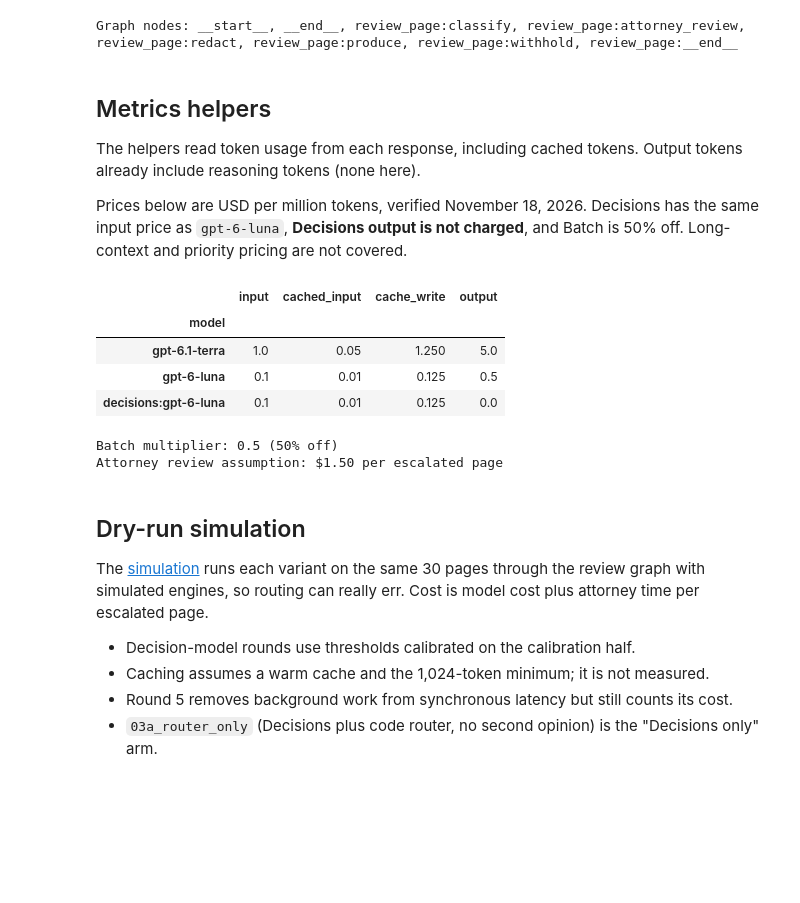
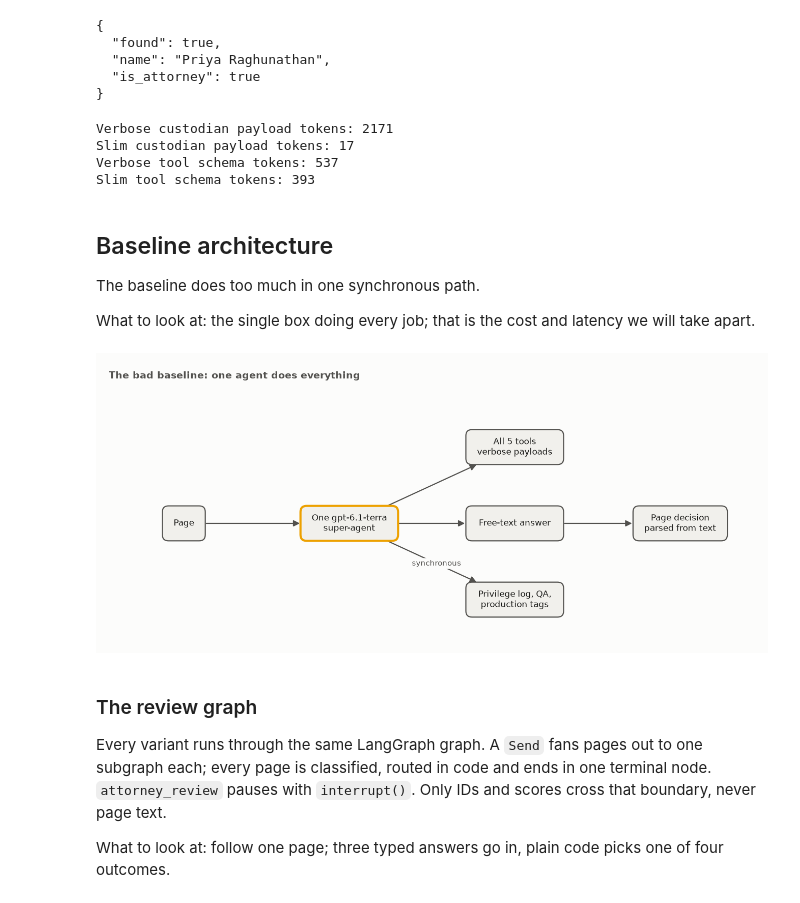
Before and after one commit to gduchidze-ship-it/datafest-agent-opt, a Jupyter notebook: notebooks/optimizing_document_review_agents_for_cost_and_quality.ipynb, the cells around one changed output. Drawn from its saved outputs; the diff is of its cells as text; code cells hidden in the pictures; blank space fills up the shorter version.

```diff
--- a/notebooks/optimizing_document_review_agents_for_cost_and_quality.ipynb
+++ b/notebooks/optimizing_document_review_agents_for_cost_and_quality.ipynb
@@ -282,46 +217,40 @@ flowchart LR
+# %%
+from doc_review_opt.review_agent import ATTORNEYS, lookup_custodian
+
+print(json.dumps(lookup_custodian(ATTORNEYS[0], payload="slim"), indent=2))
+# %% [output]
+{
+  "found": true,
+  "name": "Priya Raghunathan",
+  "is_attorney": true
+}
 # %%
-from doc_review_opt.decisions import RoutingPolicy
-from doc_review_opt.graph import build_review_graph, review_checkpointer
-from doc_review_opt.simulation import build_simulated_engines
-from doc_review_opt.variants import CALIBRATED_POLICY, DECISION_MODEL, VARIANTS
+from doc_review_opt.pricing import approx_tokens
+from doc_review_opt.review_agent import SLIM_TOOLS, VERBOSE_TOOLS
 
-graph_classifier, graph_redactor = build_simulated_engines(
-    VARIANTS[DECISION_MODEL], EVAL_SET, CALIBRATED_POLICY
-)
-review_graph = build_review_graph(
-    graph_classifier, graph_redactor, review_checkpointer(), policy=CALIBRATED_POLICY
-)
-print("Graph nodes:", ", ".join(review_graph.get_graph(xray=True).nodes))
+print("Verbose custodian payload tokens:", approx_tokens(lookup_custodian(ATTORNEYS[0], payload="verbose")))
+print("Slim custodian payload tokens:", approx_tokens(lookup_custodian(ATTORNEYS[0], payload="slim")))
+print("Verbose tool schema tokens:", approx_tokens(VERBOSE_TOOLS))
+print("Slim tool schema tokens:", approx_tokens(SLIM_TOOLS))
 # %% [output]
-Graph nodes: __start__, __end__, review_page:classify, review_page:attorney_review, review_page:redact, review_page:produce, review_page:withhold, review_page:__end__
+Verbose custodian payload tokens: 2171
+Slim custodian payload tokens: 17
+Verbose tool schema tokens: 537
+Slim tool schema tokens: 393
 # %% [markdown]
-## Metrics helpers
+## Baseline architecture
 
-The helpers read token usage from each response, including cached tokens. Output tokens already include reasoning tokens (none here).
+The baseline does too much in one synchronous path.
 
-Prices below are USD per million tokens, verified November 18, 2026. Decisions has the same input price as `gpt-6-luna`, **Decisions output is not charged**, and Batch is 50% off. Long-context and priority pricing are not covered.
+What to look at: the single box doing every job; that is the cost and latency we will take apart.
 # %%
-from doc_review_opt.config import get_settings
-from doc_review_opt.pricing import BATCH_DISCOUNT, MODEL_PRICES_USD_PER_1M
-
-display(pd.DataFrame(MODEL_PRICES_USD_PER_1M).T.rename_axis("model"))
-print(f"Batch multiplier: {BATCH_DISCOUNT} (50% off)")
-print(f"Attorney review assumption: ${get_settings().attorney.review_cost_usd_per_page:.2f} per escalated page")
+draw_diagram("bad_baseline")
 # %% [output]
-|  | input | cached_input | cache_write | output |
-| model |  |  |  |  |
-| gpt-6.1-terra | 1.0 | 0.05 | 1.250 | 5.0 |
-| gpt-6-luna | 0.1 | 0.01 | 0.125 | 0.5 |
-| decisions:gpt-6-luna | 0.1 | 0.01 | 0.125 | 0.0 |
-Batch multiplier: 0.5 (50% off)
-Attorney review assumption: $1.50 per escalated page
+[figure, added]
 # %% [markdown]
-## Dry-run simulation
+### The review graph
 
-The [simulation](../src/doc_review_opt/simulation.py) runs each variant on the same 30 pages through the review graph with simulated engines, so routing can really err. Cost is model cost plus attorney time per escalated page.
+Every variant runs through the same LangGraph graph. A `Send` fans pages out to one subgraph each; every page is classified, routed in code and ends in one terminal node. `attorney_review` pauses with `interrupt()`. Only IDs and scores cross that boundary, never page text.
 
-- Decision-model rounds use thresholds calibrated on the calibration half.
-- Caching assumes a warm cache and the 1,024-token minimum; it is not measured.
-- Round 5 removes background work from synchronous latency but still counts its cost.
-- `03a_router_only` (Decisions plus code router, no second opinion) is the "Decisions only" arm.
+What to look at: follow one page; three typed answers go in, plain code picks one of four outcomes.
 # %%
```
Also changed, not shown: parts of 259 cells of this notebook, 11 other files.
